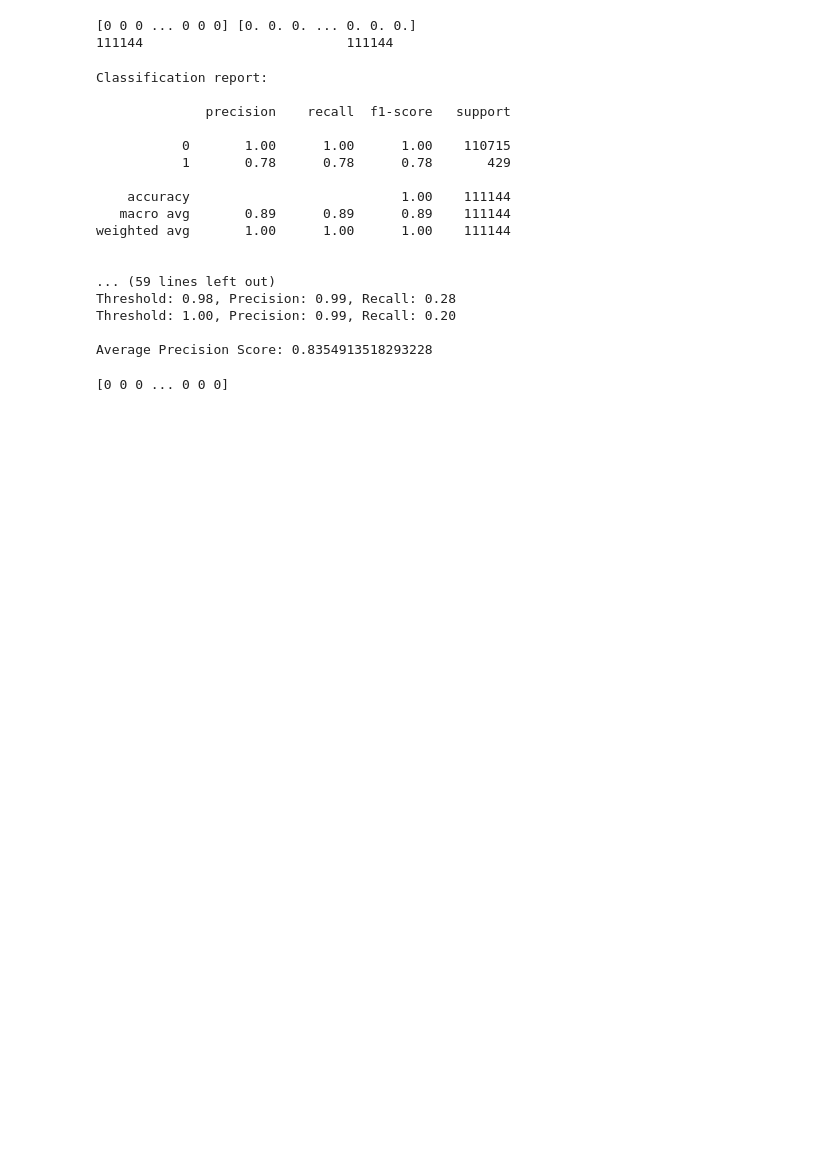
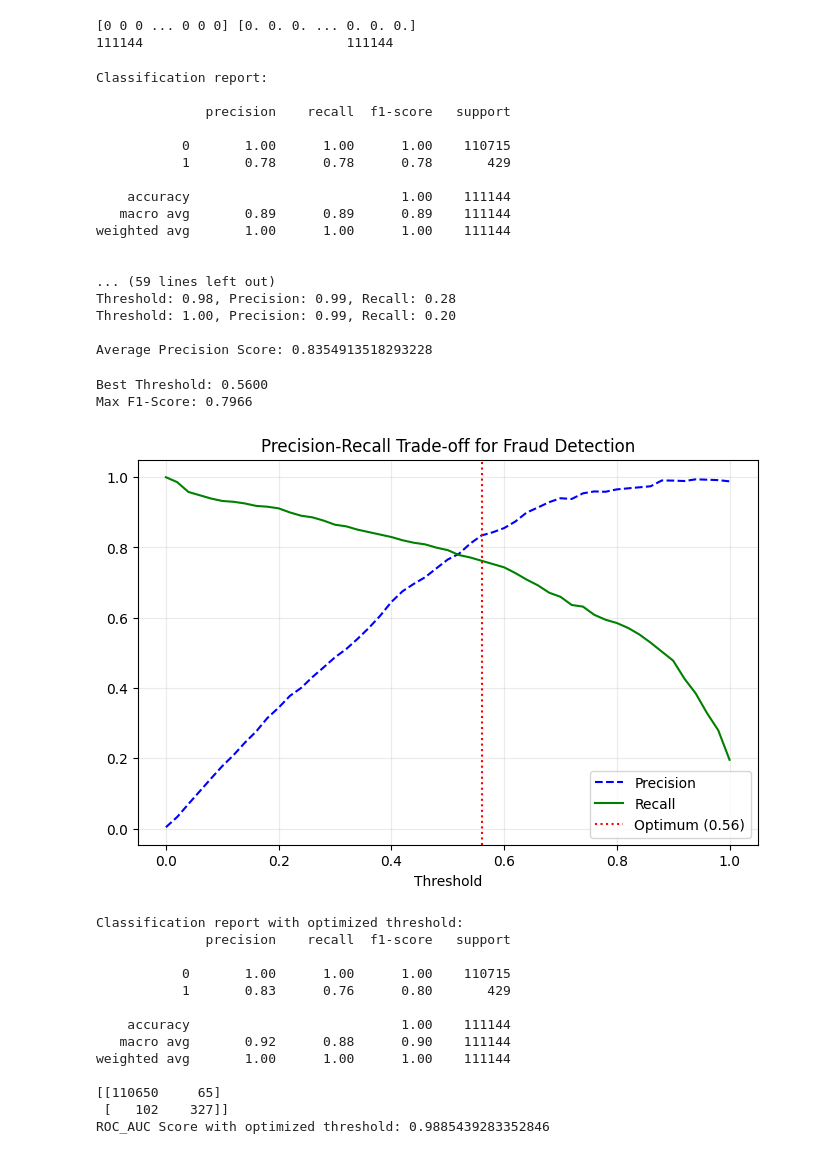
Before and after one commit to Oli-George/Machine-Learning, a Jupyter notebook: main.ipynb, the cells around one changed output. Drawn from its saved outputs; the diff is of its cells as text; code cells hidden in the pictures; blank space fills up the shorter version.

Commit message:
I believe I've made all the possible modifications and additions I can. Hopefully it'll be enough for the competition.

```diff
--- a/main.ipynb
+++ b/main.ipynb
@@ -193,15 +217,61 @@ Threshold: 1.00, Precision: 0.99, Recall: 0.20
 
 Average Precision Score: 0.8354913518293228
 # %%
-# Threshold tuning
+import numpy as np
+def tune_fraud_threshold(y_predicted, y_probs):
 
-from sklearn.metrics import precision_recall_curve
-threshold = 0.3
-y_predicted_custom = (y_probability > threshold).astype(int)
+    # 1. Calculate precision and recall for all possible thresholds
+    precisions, recalls, thresholds = precision_recall_curve(y_predicted, y_probs)
 
-print(y_predicted_custom)
+    # 2. Calculate F1-score for each threshold
+    f1_scores = 2 * (precisions * recalls) / (precisions + recalls + 1e-10)
+
+    # 3. Find the threshold that maximizes F1
+    best_idx = np.argmax(f1_scores)
+    best_threshold = thresholds[best_idx]
+    best_f1 = f1_scores[best_idx]
+
+    print(f"Best Threshold: {best_threshold:.4f}")
+    print(f"Max F1-Score: {best_f1:.4f}")
+
+
+    plt.figure(figsize=(8, 5))
+    plt.plot(thresholds, precisions[:-1], "b--", label="Precision")
+    plt.plot(thresholds, recalls[:-1], "g-", label="Recall")
+    plt.axvline(best_threshold, color="red", linestyle=":", label=f"Optimum ({best_threshold:.2f})")
+    plt.xlabel("Threshold")
+    plt.title("Precision-Recall Trade-off for Fraud Detection")
+    plt.legend()
+    plt.grid(True, alpha=0.25)
+    plt.show()
+
+    return best_threshold
+
+# Apply the new threshold
+opt_threshold = tune_fraud_threshold(y_test, y_probability)
+y_pred = (y_probability >= opt_threshold).astype(int)
+print()
+print("Classification report with optimized threshold: ")
+print(classification_report(y_test, y_pred))
+print(confusion_matrix(y_test, y_pred))
+print(f"ROC_AUC Score with optimized threshold: {roc_auc_score(y_test, y_probability)}")
 # %% [output]
-[0 0 0 ... 0 0 0]
+Best Threshold: 0.5600
+Max F1-Score: 0.7966
+[figure, added]
+Classification report with optimized threshold:
+              precision    recall  f1-score   support
+
+           0       1.00      1.00      1.00    110715
+           1       0.83      0.76      0.80       429
+
+    accuracy                           1.00    111144
+   macro avg       0.92      0.88      0.90    111144
+weighted avg       1.00      1.00      1.00    111144
+
+[[110650     65]
+ [   102    327]]
+ROC_AUC Score with optimized threshold: 0.9885439283352846
 # %%
 print(X.columns)
 print()
```
Also changed, not shown: parts of 10 cells of this notebook.
